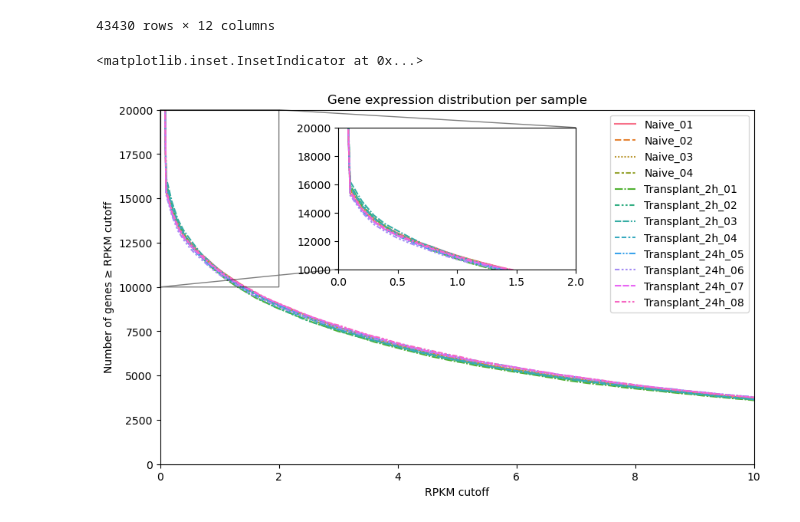
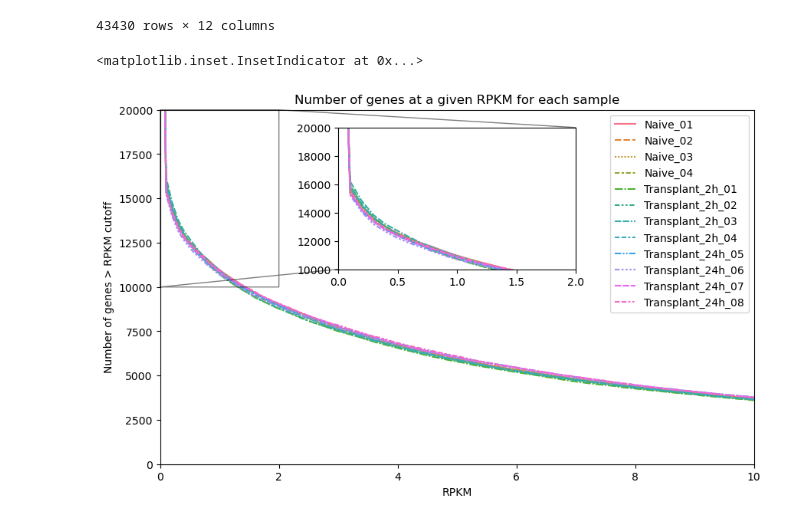
Before and after one commit to dottting/RNA_seq_analysis, a Jupyter notebook: data_prep.ipynb, the cells around one changed output. Drawn from its saved outputs; the diff is of its cells as text; code cells hidden in the pictures.

Commit message:
More Plots added, Pairwise comparison data added

```diff
--- a/data_prep.ipynb
+++ b/data_prep.ipynb
@@ -68,15 +69,15 @@ cols = [
 ]
 
 df = df.set_axis(
-    ["Symbol"] + cols,
+    ["Gene"] + cols,
     axis=1,
 )
 
-dfcounts = df.copy().drop(columns=["Symbol"])
+dfcounts = df.copy().drop(columns=["Gene"])  # Drop Gene column
 
 # Log-transform data and transpose dataframe for PCA
 dfnorm = dfcounts.apply(lambda x: np.log10(x + 1))
-
+# Scale data (this scaler is probably different from the one used in the paper)
 scaler = StandardScaler()
 data_scaled = scaler.fit_transform(dfnorm)
 dfscaled = pd.DataFrame(data_scaled, columns=dfnorm.columns)
@@ -196,36 +196,36 @@ rpkm_bins = np.arange(0, 12.1, 0.1)
 rpkm_hist = pd.DataFrame(index=rpkm_bins[:-1])
 
 # Compute counts of genes > cutoff
 for col in dfcounts.columns:
-    sorted_vals = np.sort(dfcounts[col].values)
+    vals = dfcounts[col].values
     # For each cutoff, count how many genes >= cutoff
-    rpkm_hist[col] = [(sorted_vals >= cutoff).sum() for cutoff in rpkm_bins[:-1]]
+    rpkm_hist[col] = [(vals >= cutoff).sum() for cutoff in rpkm_bins[:-1]]
 
 
 fig, ax = plt.subplots(figsize=(10, 6))
 # Main plot
 sns.lineplot(data=rpkm_hist, ax=ax)
 ax.set_xlim([0, 10])
 ax.set_ylim([0, 20000])
-ax.set_xlabel("RPKM cutoff")
-ax.set_ylabel("Number of genes ≥ RPKM cutoff")
-ax.set_title("Gene expression distribution per sample")
+ax.set_xlabel("RPKM")
+ax.set_ylabel("Number of genes > RPKM cutoff")
+ax.set_title("Number of genes at a given RPKM for each sample")
 
 # Define inset limits
 x1, x2, y1, y2 = 0, 2, 10000, 20000
 
 # Create inset axes inside main axes
 axins = ax.inset_axes(
     [0.3, 0.55, 0.4, 0.4]
 )  # [x0, y0, width, height] in relative coords
 sns.lineplot(data=rpkm_hist, ax=axins, legend=False)
 
 # Set zoom area in inset
 axins.set_xlim(x1, x2)
 axins.set_ylim(y1, y2)
 
 # Indicate inset zoom region
 ax.indicate_inset_zoom(axins, edgecolor="black")
 # %% [output]
 <matplotlib.inset.InsetIndicator at 0x...>
-[figure, old version]
+[figure, new version]
```
Also changed, not shown: parts of 8 cells of this notebook, 5 other files.
